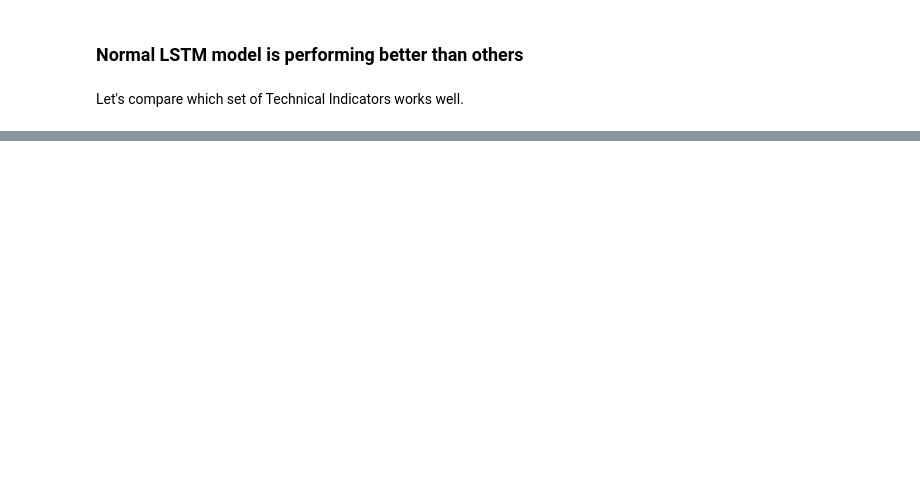
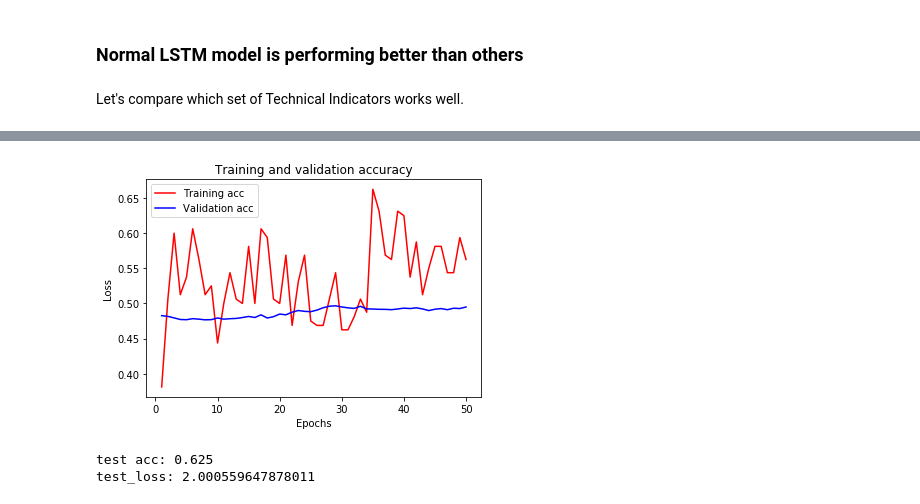
Before and after one commit to amitkrazzy/Stock-Data-Analysis, a Jupyter notebook: Stock Market Analysis.ipynb, the cells around one changed output, grey strips where cells are left out. Saved outputs shown, nothing was run; the diff lists cells and outputs as text; code cells hidden in the pictures; blank space fills up the shorter version.

```diff
--- a/Stock Market Analysis.ipynb
+++ b/Stock Market Analysis.ipynb
@@ -1566,0 +1658,12 @@ test_loss: 1.3780630429585774
+# %%
+acc = history.history['acc']
+val_acc = history.history['val_acc']
+plt.plot(epochs, acc, 'r', label='Training acc')
+plt.plot(epochs, val_acc, 'b', label='Validation acc')
+plt.title('Training and validation accuracy')
+plt.xlabel('Epochs')
+plt.ylabel('Loss')
+plt.legend()
+plt.show()
+# %% [output]
+[figure, added]
@@ -1566,0 +1672,8 @@ test_loss: 1.3780630429585774
+# %%
+model = load_model("LSTM4.h5")
+test_loss, test_acc = model.evaluate_generator(test_gen, steps=3)
+print('test acc:', test_acc)
+print("test_loss:", test_loss)
+# %% [output]
+test acc: 0.625
+test_loss: 2.000559647878011
```
Also changed, not shown: parts of 67 cells of this notebook.
